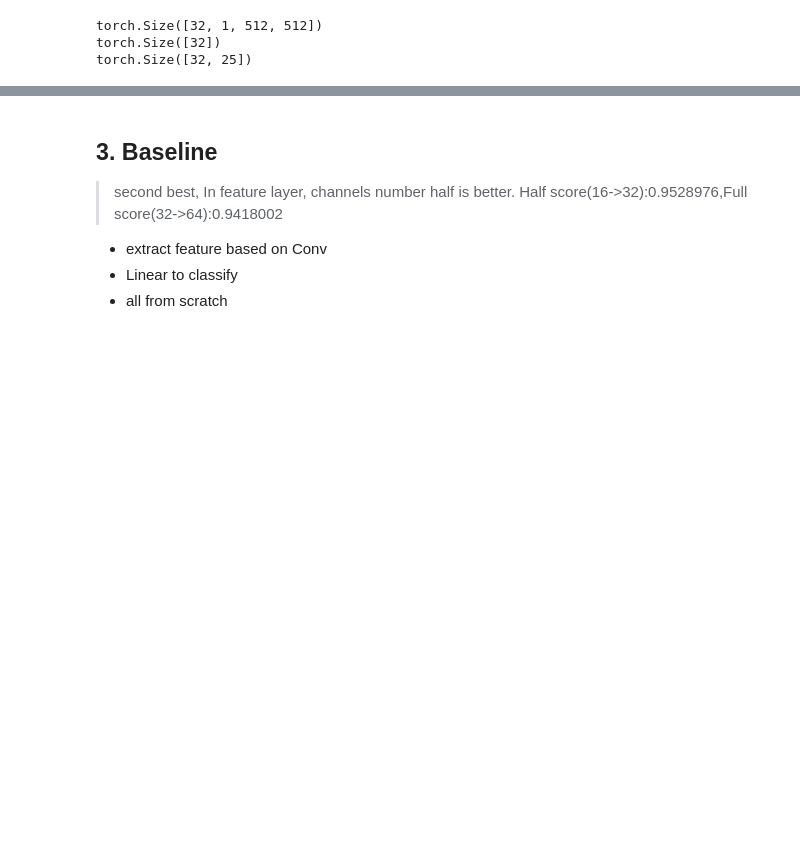
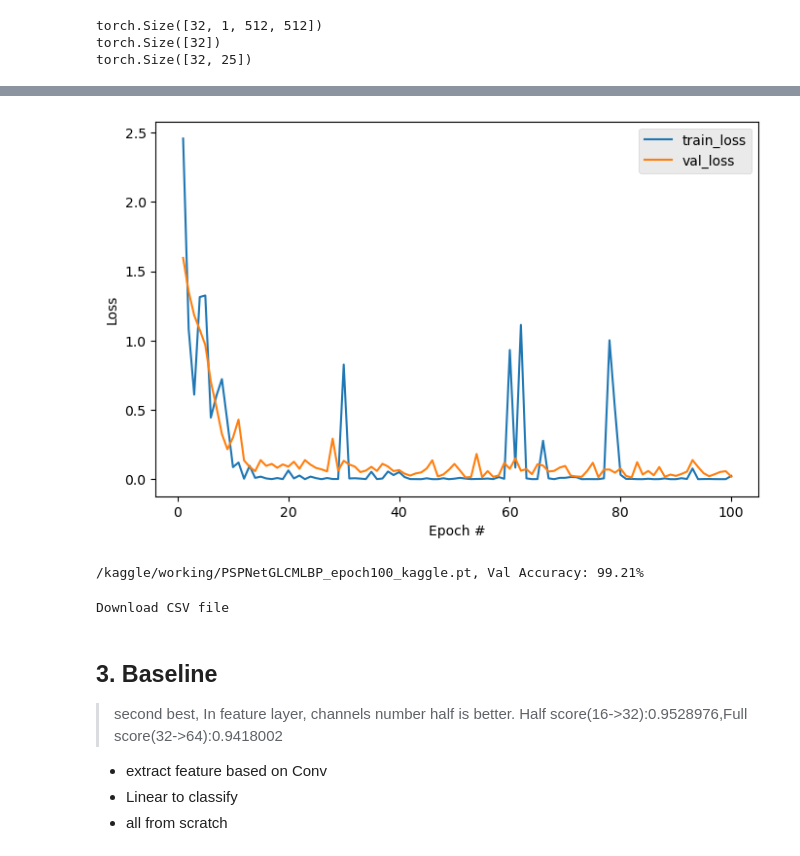
Before and after one commit to How-Wang/Defect-Classifications-of-AOI, a Jupyter notebook: final.ipynb, the cells around one changed output, grey strips where cells are left out. Drawn from its saved outputs; the diff is of its cells as text; code cells hidden in the pictures; blank space fills up the shorter version.

```diff
--- a/final.ipynb
+++ b/final.ipynb
@@ -591,0 +569,3 @@ test_result(model_path, predict_csv_path)
+# %%
+model_path = f'/kaggle/working/PSPNetGLCMLBP_epoch{EPOCHS}_kaggle.pt'
+predict_csv_path = f'/kaggle/working/PSPNetGLCMLBP_epoch{EPOCHS}_kaggle.csv'
@@ -591,0 +602,14 @@ test_result(model_path, predict_csv_path)
+# %%
+dataset = GLCM_LBPDataset('/kaggle/input/csv-index/train.csv','/kaggle/input/train-image-aoi/train_images', transform=transform)
+train_dataset, val_dataset = torch.utils.data.random_split(dataset, [0.9, 0.1])
+test_dataset = GLCM_LBPDataset('/kaggle/input/csv-index/test.csv','/kaggle/input/test-image-aoi/test_images', transform=test_transform)
+
+val_dataloader = DataLoader(val_dataset, batch_size=32, shuffle=True)
+train_dataloader = DataLoader(train_dataset, batch_size=32, shuffle=True)
+test_dataloader = DataLoader(test_dataset, batch_size=1, shuffle=False)
+# %%
+for images, labels, tradi_feature in train_dataloader:
+    print(images.shape)
+    print(labels.shape)
+    print(tradi_feature.shape)
+    break
@@ -592,3 +797,54 @@ test_result(model_path, predict_csv_path)
+# %%
+def test_result(model_path, csv_filename):
+    device = torch.device("cuda" if torch.cuda.is_available() else "cpu")
+    if device.type == 'cuda':
+        model = torch.load(model_path)
+    else:
+        model = torch.load(model_path, map_location=torch.device('cpu'))
+    model.eval()
+    correct = 0
+    total = 0
+    predicted_list = []
+    with torch.no_grad():
+        for images, labels, tradi_features in tqdm(test_dataloader):
+            images = images.to(device)
+            labels = labels.to(device)
+            tradi_features = tradi_features.to(device)
+
+            outputs = model(images, tradi_features)
+            _, predicted = torch.max(outputs.data, 1)
+            predicted_list.append(predicted.item())
+
+    test_df['Label'] = predicted_list
+    test_df.to_csv(f'{csv_filename}', index=False)
+# %%
+Drawloss(loss_list, val_loss_list)
+val_accuracy(model_path)
+test_result(model_path, predict_csv_path)
+# %% [output]
+[figure, added]
+/kaggle/working/PSPNetGLCMLBP_epoch100_kaggle.pt, Val Accuracy: 99.21%
+# %%
+# import the modules we'll need
+from IPython.display import HTML
+import pandas as pd
+import numpy as np
+import base64
+
+# function that takes in a dataframe and creates a text link to
+# download it (will only work for files < 2MB or so)
+def create_download_link(df, title = "Download CSV file", filename = "data.csv"):
+    csv = df.to_csv()
+    b64 = base64.b64encode(csv.encode())
+    payload = b64.decode()
+    html = '<a download="{filename}" href="data:text/csv;base64,{payload}" target="_blank">{title}</a>'
+    html = html.format(payload=payload,title=title,filename=filename)
+    return HTML(html)
+
+# create a link to download the dataframe
+create_download_link(test_df, filename=predict_csv_path)
+# %% [output]
+Download CSV file
 # %% [markdown]
 ## 3. Baseline
 > second best, In feature layer, channels number half is better. Half score(16->32):0.9528976,Full score(32->64):0.9418002
```
Also changed, not shown: parts of 23 cells of this notebook.
